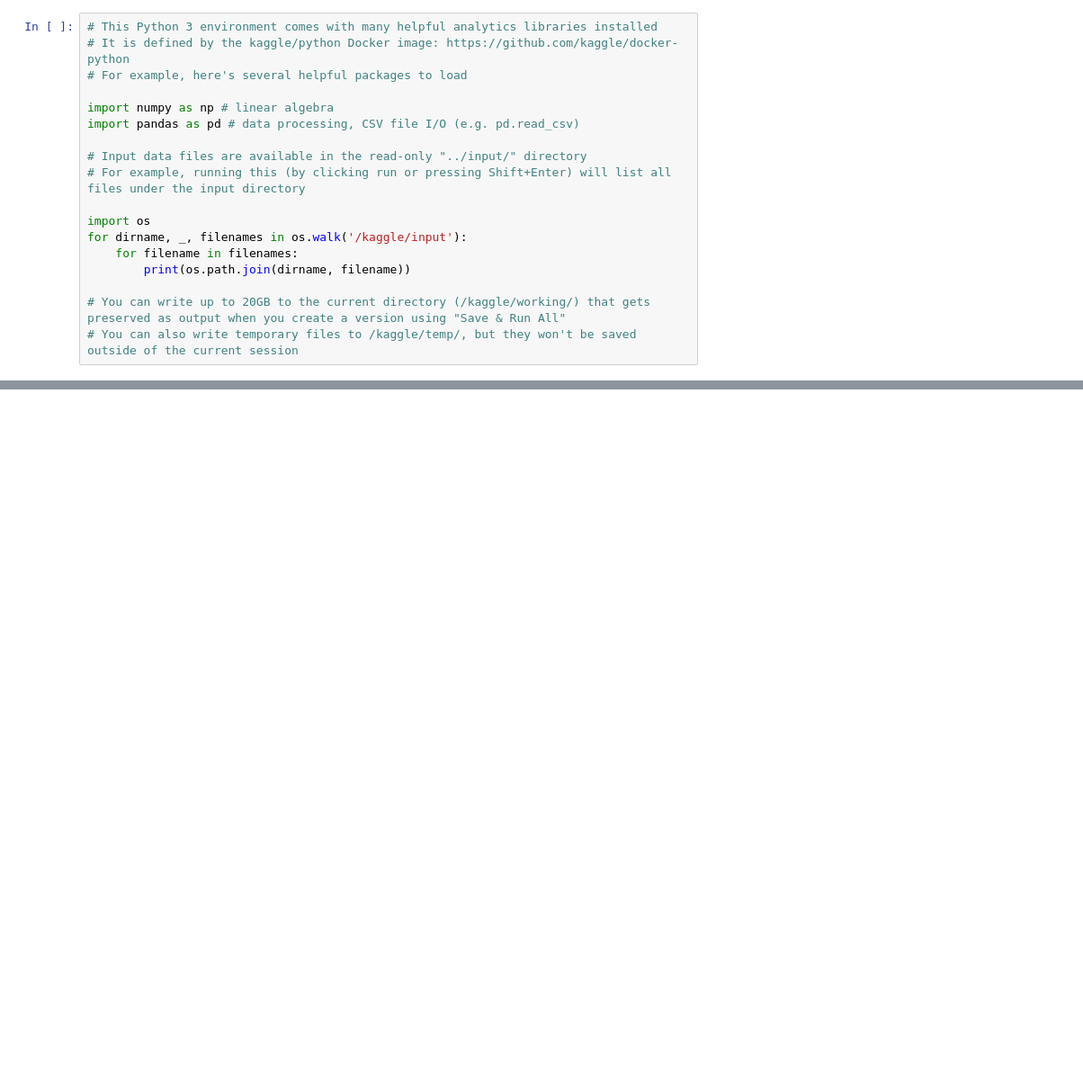
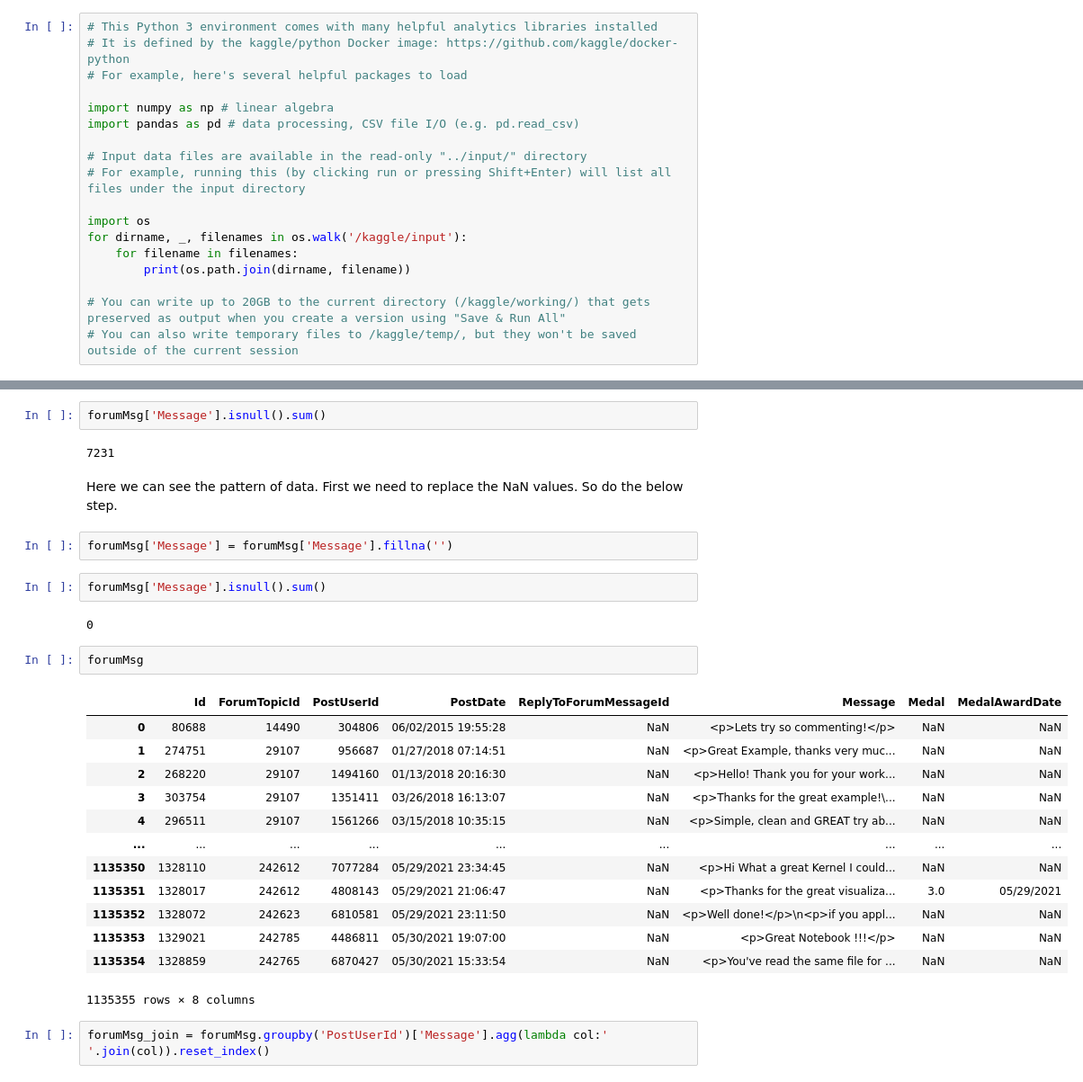
Before and after one commit to RAIERIN/kaggle-projects, a Jupyter notebook: Learn/Concepts/mbti-myers-briggs-personality-type-dataset.ipynb, the cells around one changed output, grey strips where cells are left out. Shown at 90% size. Saved outputs shown, nothing was run; the diff lists cells and outputs as text; blank space fills up the shorter version.

```diff
--- a/Learn/Concepts/mbti-myers-briggs-personality-type-dataset.ipynb
+++ b/Learn/Concepts/mbti-myers-briggs-personality-type-dataset.ipynb
@@ -248,0 +349,30 @@ The theory of psychological type was introduced in the 1920s by Carl G. Jung. Th
+# %%
+forumMsg['Message'].isnull().sum()
+# %% [output]
+7231
+# %% [markdown]
+Here we can see the pattern of data. First we need to replace the NaN values. So do the below step.
+# %%
+forumMsg['Message'] = forumMsg['Message'].fillna('')
+# %%
+forumMsg['Message'].isnull().sum()
+# %% [output]
+0
+# %%
+forumMsg
+# %% [output]
+|  | Id | ForumTopicId | PostUserId | PostDate | ReplyToForumMessageId | Message | Medal | MedalAwardDate |
+| 0 | 80688 | 14490 | 304806 | 06/02/2015 19:55:28 | NaN | <p>Lets try so commenting!</p> | NaN | NaN |
+| 1 | 274751 | 29107 | 956687 | 01/27/2018 07:14:51 | NaN | <p>Great Example, thanks very muc... | NaN | NaN |
+| 2 | 268220 | 29107 | 1494160 | 01/13/2018 20:16:30 | NaN | <p>Hello! Thank you for your work... | NaN | NaN |
+| 3 | 303754 | 29107 | 1351411 | 03/26/2018 16:13:07 | NaN | <p>Thanks for the great example!\... | NaN | NaN |
+| 4 | 296511 | 29107 | 1561266 | 03/15/2018 10:35:15 | NaN | <p>Simple, clean and GREAT try ab... | NaN | NaN |
+| ... | ... | ... | ... | ... | ... | ... | ... | ... |
+| 1135350 | 1328110 | 242612 | 7077284 | 05/29/2021 23:34:45 | NaN | <p>Hi What a great Kernel I could... | NaN | NaN |
+| 1135351 | 1328017 | 242612 | 4808143 | 05/29/2021 21:06:47 | NaN | <p>Thanks for the great visualiza... | 3.0 | 05/29/2021 |
+| 1135352 | 1328072 | 242623 | 6810581 | 05/29/2021 23:11:50 | NaN | <p>Well done!</p>\n<p>if you appl... | NaN | NaN |
+| 1135353 | 1329021 | 242785 | 4486811 | 05/30/2021 19:07:00 | NaN | <p>Great Notebook !!!</p> | NaN | NaN |
+| 1135354 | 1328859 | 242765 | 6870427 | 05/30/2021 15:33:54 | NaN | <p>You've read the same file for ... | NaN | NaN |
+1135355 rows × 8 columns
+# %%
+forumMsg_join = forumMsg.groupby('PostUserId')['Message'].agg(lambda col:' '.join(col)).reset_index()
```
Also changed, not shown: parts of 42 cells of this notebook.
